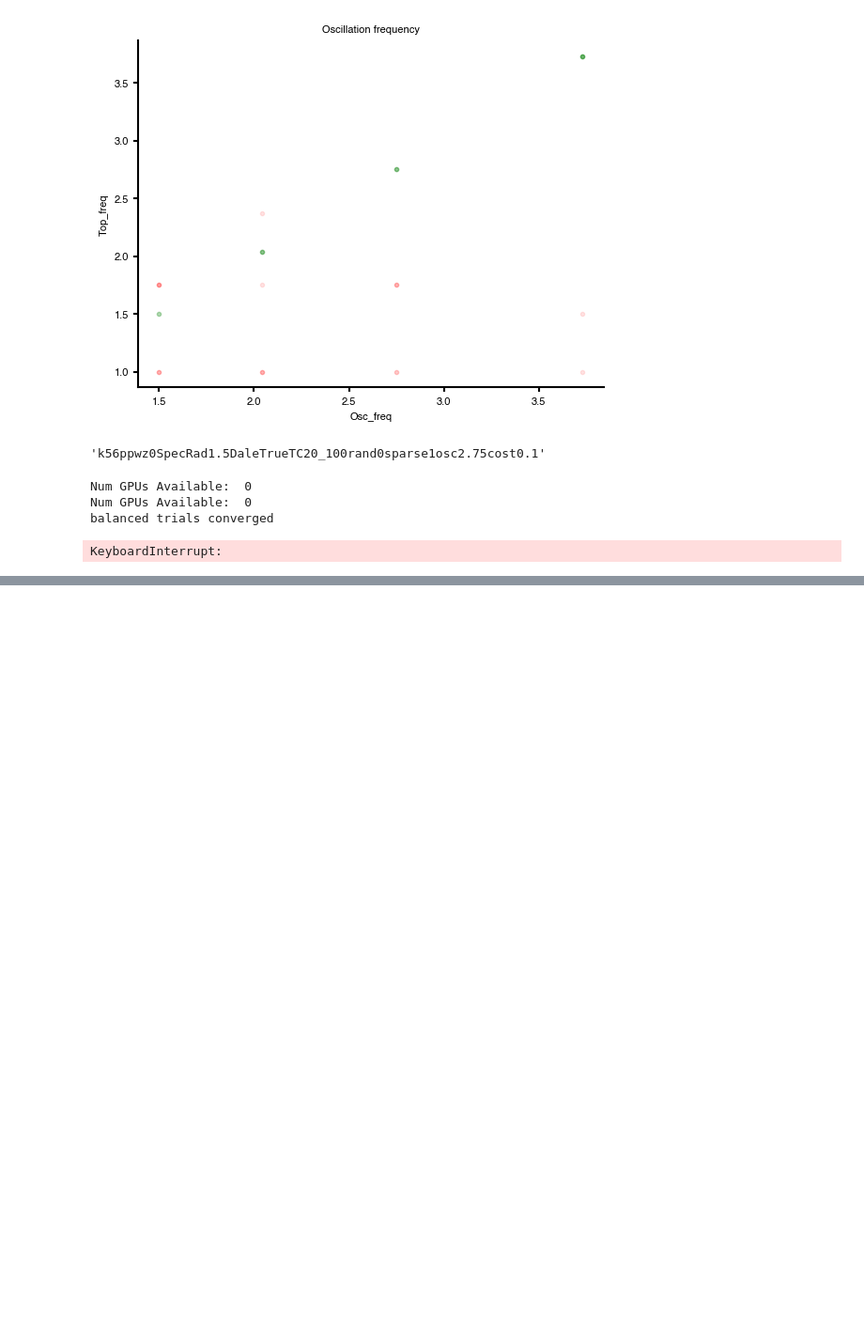
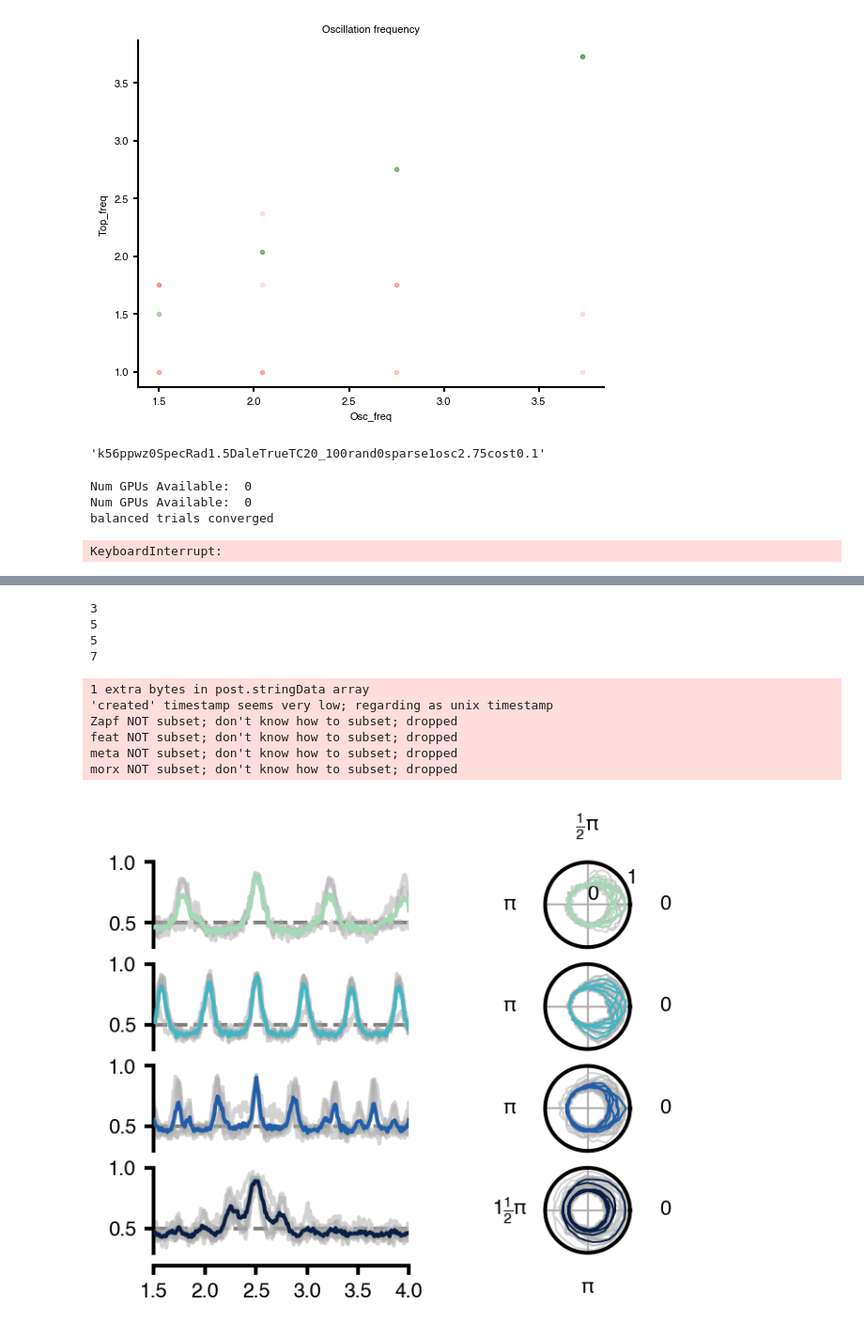
Before and after one commit to mackelab/sequence-memory, a Jupyter notebook: rnn_model/generate_figures/fig_rand_delay_acc.ipynb, the cells around one changed output, grey strips where cells are left out. Shown at 94% size. Cells and saved outputs as stored; diff of their text form; code cells hidden in the pictures; blank space fills up the shorter version.

```diff
--- a/rnn_model/generate_figures/fig_rand_delay_acc.ipynb
+++ b/rnn_model/generate_figures/fig_rand_delay_acc.ipynb
@@ -222,0 +218,67 @@ dat.shape
+# %%
+data =["accs15.npy","accs20.npy","accs27.npy","accs37.npy"]
+freqs=[1.5,2.04,2.75,3.73]
+fig = plt.figure(figsize=(4,2.8),dpi=200)
+lwm=.5
+for i in range(4):
+    dat = np.load(data[i])
+    print(len(dat))
+
+    indexL = 419+(i+1)*2
+    indexR = 420+(i+1)*2
+
+    ax1 = plt.subplot(indexL)
+    ax2 = plt.subplot(indexR,projection='polar')
+    ax2.plot(freqs[i]*np.pi*2*(delays/100-2.5),np.mean(dat,axis=0),color=pltcolors_alt[i],alpha=1,lw=.75)
+    ax2.plot(freqs[i]*np.pi*2*(delays/100-2.5),dat.T,color='darkgrey',alpha=.5,zorder=-10,lw=.75)
+
+    ax2.set_xticks([])
+    ax2.set_yticks([])
+
+    ax1.plot(delays/100,dat.T,color='darkgrey',alpha=.5)
+    ax1.plot(delays/100,np.mean(dat,axis=0).T,color=pltcolors_alt[i],zorder=10)
+    ax1.plot(delays/100,np.mean(dat,axis=0).T,color=pltcolors_alt[i],zorder=10,alpha=0,label=str(freqs[i]) + " Hz",lw = lwm)
+    #axs[i].plot(delays/100, 0.57+0.1*np.cos(freqs[i]*np.pi*2*(delays/100-2.5)),color='purple',zorder=-100)
+
+    ax1.axhline(0.5,color='grey',zorder=-10,ls='--')
+    ax1.set_ylim(0.3,1)
+    ax1.set_xlim(delays[0]/100,delays[-1]/100)
+    ax1.spines['bottom'].set_position(('outward',5))
+    #axs[i].spines['left'].set_position(('outward', 3))
+    ax2.set_xticks([0,0.5*np.pi,np.pi,1.5*np.pi])
+
+    if i ==0:
+        ax2.set_xticklabels([r'$0$',r'$\frac{1}{2}\pi$',r'$\pi$',''])
+        ax2.set_yticks([0,1],zorder =1000)
+    elif i<3:
+        ax2.set_xticklabels([r'$0$','',r'$\pi$',''])
+    else:
+        ax2.set_xticklabels([r'$0$','',r'1$\frac{1}{2}\pi$',r'$\pi$'])
+    if i<3:
+        ax1.spines["bottom"].set_visible(False)
+        ax1.set_xticks([])
+    else:
+        ax1.set_xticks(np.arange(1.5,4.01,0.5))
+
+    #print(len(accs_over_models[i]))
+    ax2.set_ylim(0,1)
+#axs[0].legend(loc=1).set_zorder(102)
+#axs[1].legend(loc=1).set_zorder(102)
+#axs[2].legend(loc=1).set_zorder(102)
+#axs[3].legend(loc=1).set_zorder(102)
+
+ax1.set_label("delay (s)")
+ax1.set_label("accuracy")
+plt.savefig("../figures/acc.pdf",facecolor='white')
+# %% [output]
+3
+5
+5
+7
+1 extra bytes in post.stringData array
+'created' timestamp seems very low; regarding as unix timestamp
+Zapf NOT subset; don't know how to subset; dropped
+feat NOT subset; don't know how to subset; dropped
+meta NOT subset; don't know how to subset; dropped
+morx NOT subset; don't know how to subset; dropped
+[figure, added]
```
Also changed, not shown: parts of 5 cells of this notebook, 2 other files.
